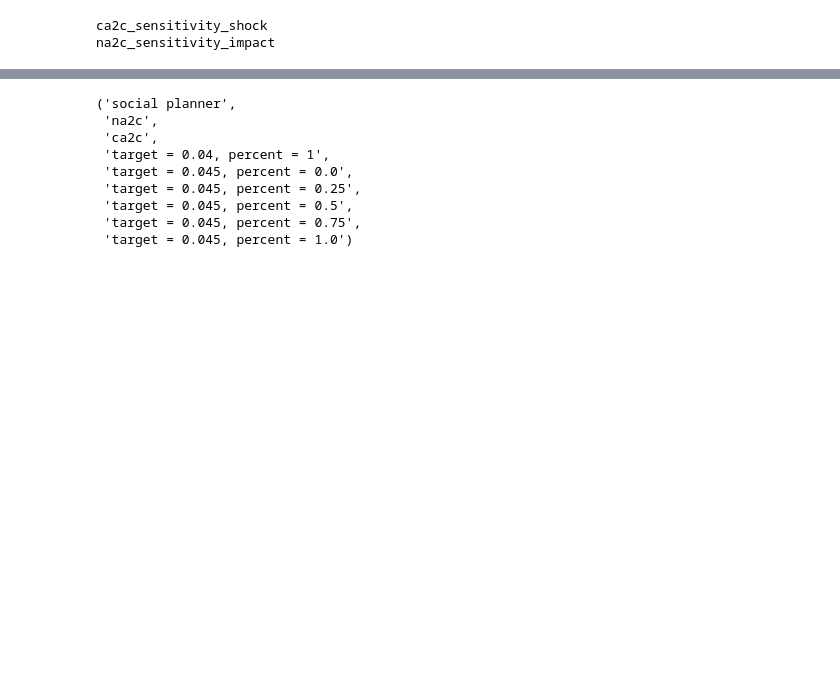
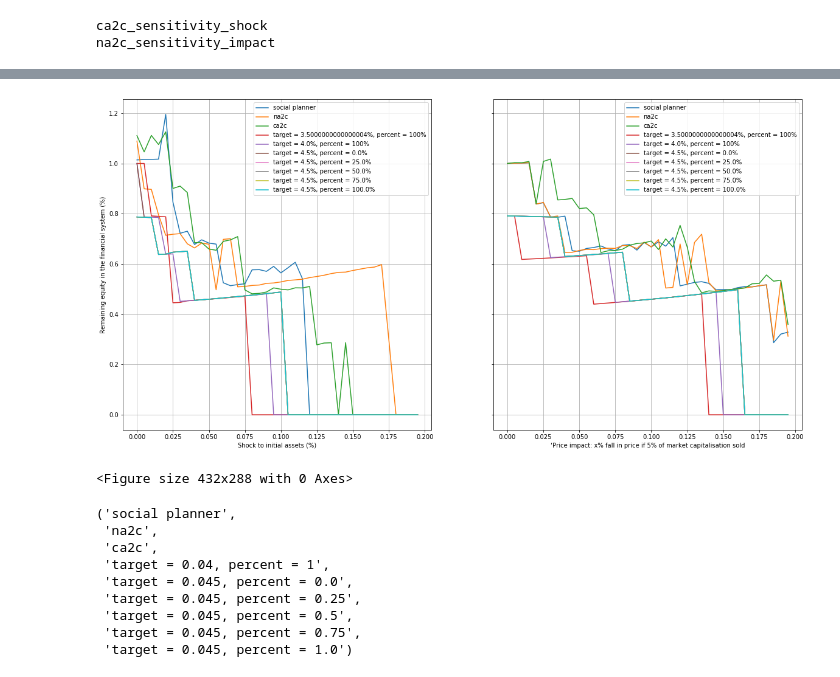
Before and after one commit to PeiyangHe/MARL_stress, a Jupyter notebook: sensitivity_plot.ipynb, the cells around one changed output, grey strips where cells are left out. Cells and saved outputs as stored; diff of their text form; code cells hidden in the pictures; blank space fills up the shorter version.

```diff
--- a/sensitivity_plot.ipynb
+++ b/sensitivity_plot.ipynb
@@ -45,33 +67,36 @@ pool.starmap(ha_sensitivity_impact, target_percent)
 # %%
 impact_ls = [0.001 * x for x in range(0, 200, 5)]
 shocks = [0.001 * x for x in range(0, 200, 5)]
 
 fig,(ax1,ax2)=plt.subplots(1, 2, sharey=True, figsize=(20, 10))
 ax1.grid()
 ax1.set(xlabel='Shock to initial assets (%)', ylabel='Remaining equity in the financial system (%)')
 for process in shock_processes:
-    process=pd.read_csv('/home/tonyairhe_gmail_com/'+ process+'.txt', header=None)
+    process=pd.read_csv('/Users/Tony/OneDrive - Nexus365/Career/RL Research/Analysis/'+ process+'.txt', header=None)
     ax1.plot(shocks, process.values)
 for tar, per in target_percent:
-    process=pd.read_csv('/home/tonyairhe_gmail_com/'+str(tar*100)+'_'+str(per*100)+'_'+'ha_sensitivity_shock.txt')
+    process=pd.read_csv('/Users/Tony/OneDrive - Nexus365/Career/RL Research/Analysis/'+str(tar*100)+'_'+str(per*100)+'_'+'ha_sensitivity_shock.txt', header=None)
     ax1.plot(shocks, process.values)
 ax1.legend(('social planner', 'na2c', 'ca2c')+tuple([f'target = {tar*100}%, percent = {per*100}%' for tar, per in target_percent]))
 
 
 ax2.set(xlabel='‘Price impact: x% fall in price if 5% of market capitalisation sold')
 for process in impact_processes:
-    process=pd.read_csv('/home/tonyairhe_gmail_com/'+ process+'.txt', header=None)
+    process=pd.read_csv('/Users/Tony/OneDrive - Nexus365/Career/RL Research/Analysis/'+ process+'.txt', header=None)
     ax2.plot(impact_ls, process.values)
 for tar, per in target_percent:
-    process=pd.read_csv('/home/tonyairhe_gmail_com/'+str(tar*100)+'_'+str(per*100)+'_'+'ha_sensitivity_shock.txt')
-    ax1.plot(impact_ls, process.values)
+    process=pd.read_csv('/Users/Tony/OneDrive - Nexus365/Career/RL Research/Analysis/'+str(tar*100)+'_'+str(per*100)+'_'+'ha_sensitivity_impact.txt', header=None)
+    ax2.plot(impact_ls, process.values)
 ax2.legend(('social planner', 'na2c', 'ca2c')+tuple([f'target = {tar*100}%, percent = {per*100}%' for tar, per in target_percent]))
 ax2.grid()
 
 
 
 
 plt.show()
+# %% [output]
+[figure, added]
+<Figure size 432x288 with 0 Axes>
 # %%
 # %% [output]
 ('social planner',
```
Also changed, not shown: parts of 2 cells of this notebook, 9 other files.
